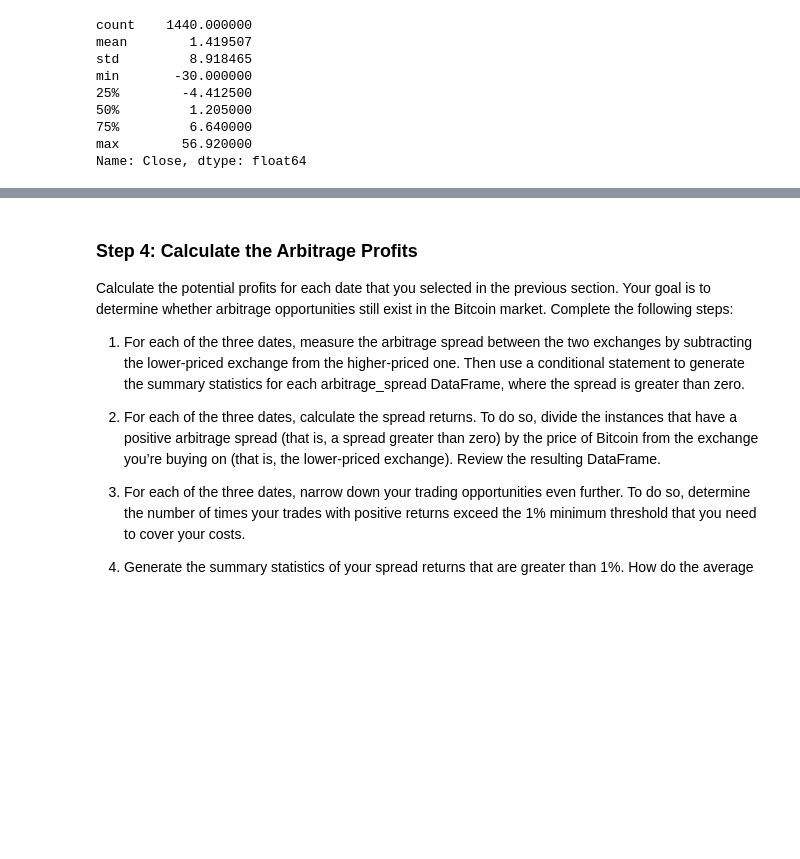
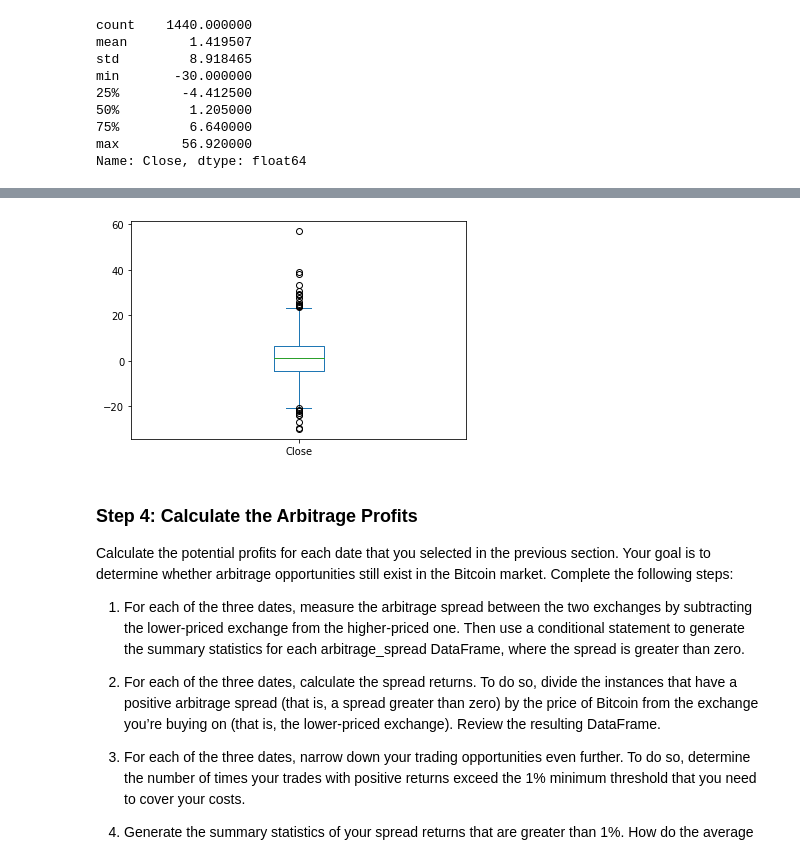
Before and after one commit to davepoppins5073/Challenge3_BitCoin_Arbitrage, a Jupyter notebook: crypto_arbitrage.ipynb, the cells around one changed output, grey strips where cells are left out. Saved outputs shown, nothing was run; the diff lists cells and outputs as text; code cells hidden in the pictures; blank space fills up the shorter version.

Commit message:
Updating Jupyter lab notebook calc Arbitrage Profits

```diff
--- a/crypto_arbitrage.ipynb
+++ b/crypto_arbitrage.ipynb
@@ -380,5 +380,5 @@ max        56.920000
 Name: Close, dtype: float64
 # %%
 # Visualize the arbitrage spread from late in the dataset in a box plot
-coinbase_df['Close'].loc['2018-03-30']- bitstamp_df['Close'].loc['2018-03-30']
+arbitrage_spread_late.plot(kind='box')
 # %% [output]
@@ -398,3 +386,4 @@ Name: Close, Length: 1440, dtype: float64
+[figure, added]
 # %% [markdown]
 ### Step 4: Calculate the Arbitrage Profits
 
```
Also changed, not shown: parts of 8 cells of this notebook.
